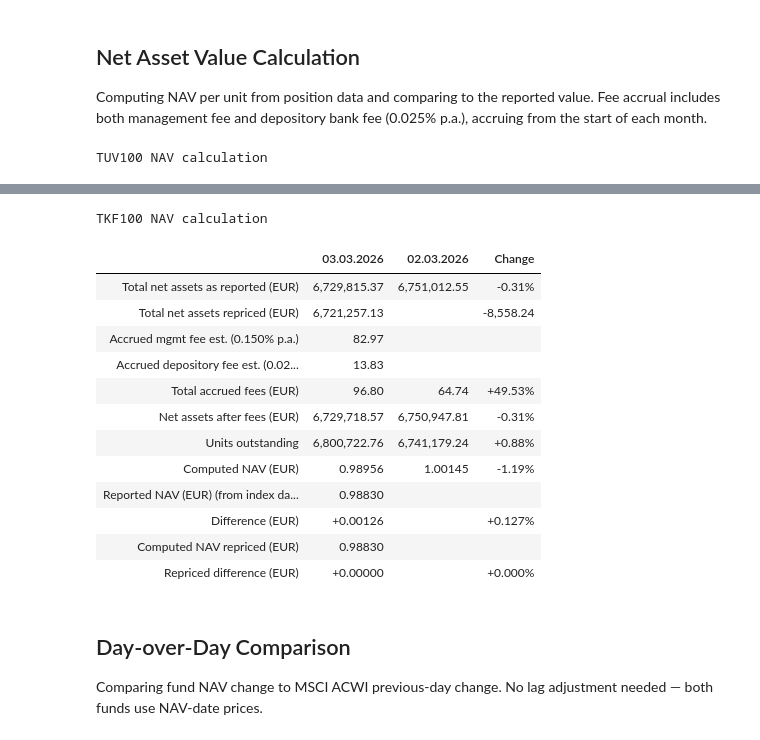
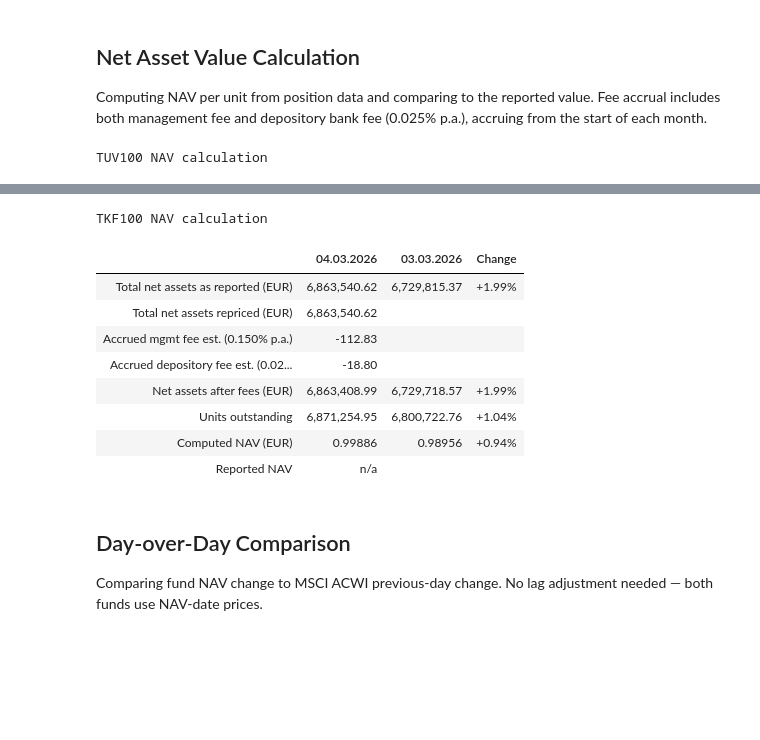
Before and after one commit to TulevaEE/reporting-engine, a Jupyter notebook: reports/adhoc/nav_check_equity.ipynb, the cells around one changed output, grey strips where cells are left out. Saved outputs shown, nothing was run; the diff lists cells and outputs as text; code cells hidden in the pictures; blank space fills up the shorter version.

```diff
--- a/reports/adhoc/nav_check_equity.ipynb
+++ b/reports/adhoc/nav_check_equity.ipynb
@@ -10,7 +10,7 @@ sys.path.insert(0, str(project_root / 'common' / 'scripts'))
 from metabase_client import MetabaseClient
 
 # ── Parameters ──
-NAV_DATE = '2026-03-03'
+NAV_DATE = '2026-03-04'
 DEPOSITORY_FEE_RATE = 0.00025  # 0.025% p.a.
 
 FUNDS = [
@@ -72,25 +72,23 @@ for fund in FUNDS:
     all_fund_units = all_fund_units.sort_values('Request Date', ascending=False)
     fd['units_today'] = all_fund_units[all_fund_units['Request Date'] == NAV_DATE]
 
-    # Index data for this fund's ISIN (used as fallback for reported NAV)
+    # Index data for this fund's ISIN
     isin_key = fund['isin']
     fund_idx = raw_index[raw_index['Key'] == isin_key].copy()
     fund_idx['Date'] = pd.to_datetime(fund_idx['Date'])
     fund_idx = fund_idx.sort_values('Date', ascending=False)
     fd['index_nav_series'] = fund_idx
 
-    # Determine reported NAV for today
+    # Determine reported NAV for today — must match exact date
     if len(fd['units_today']) > 0:
         fd['reported_nav'] = fd['units_today'].iloc[0]['Nav']
         fd['nav_source'] = 'units card'
     else:
-        # Fall back to index data — latest available value
         nav_dt_ts = pd.to_datetime(NAV_DATE)
-        idx_on_date = fund_idx[fund_idx['Date'] <= nav_dt_ts]
+        idx_on_date = fund_idx[fund_idx['Date'] == nav_dt_ts]
         if len(idx_on_date) > 0:
             fd['reported_nav'] = idx_on_date.iloc[0]['Value']
-            fd['reported_nav_date'] = idx_on_date.iloc[0]['Date'].strftime('%Y-%m-%d')
-            fd['nav_source'] = f'index data ({fd["reported_nav_date"]})'
+            fd['nav_source'] = 'index data'
         else:
             fd['reported_nav'] = None
             fd['nav_source'] = 'unavailable'
@@ -494,38 +492,30 @@ for fund in FUNDS:
     code = fund['code']
     fd = fund_data[code]
     nav_components = fd['nav_components']
+    reprice_adj = fd.get('reprice_adj', 0)
     position_units = fd['position_units']
     mgmt_fee_rate = fd['mgmt_fee_rate']
     prev_nav_date = fd['prev_nav_date']
     prev_nav_total = fd['prev_nav_total']
     prev_pos = fd['prev_pos']
-    reprice_adj = fd.get('reprice_adj', 0)
-    has_repricing = abs(reprice_adj) > 0.01
     adjustment = ADJUSTMENTS.get(code, 0)
     reported_nav = fd.get('reported_nav')
     nav_source = fd.get('nav_source', 'unavailable')
 
+    # Always use repriced assets
+    total_assets = nav_components + reprice_adj
+
     nav_dt = datetime.strptime(NAV_DATE, '%Y-%m-%d')
     day_of_month = nav_dt.day
     total_fee_rate = mgmt_fee_rate + DEPOSITORY_FEE_RATE
-    mgmt_accrual = nav_components * mgmt_fee_rate / 365 * day_of_month
-    depo_accrual = nav_components * DEPOSITORY_FEE_RATE / 365 * day_of_month
+    mgmt_accrual = total_assets * mgmt_fee_rate / 365 * day_of_month
+    depo_accrual = total_assets * DEPOSITORY_FEE_RATE / 365 * day_of_month
     total_accrual = mgmt_accrual + depo_accrual
-    nav_after_fees = nav_components - total_accrual + adjustment
+    nav_after_fees = total_assets - total_accrual + adjustment
     computed_nav = nav_after_fees / position_units
 
     nav_diff_eur = (computed_nav - reported_nav) if reported_nav else None
     nav_diff_pct = (nav_diff_eur / reported_nav * 100) if reported_nav else None
-
-    # Repriced computation
-    if has_repricing:
-        repriced_components = nav_components + reprice_adj
-        repriced_mgmt = repriced_components * mgmt_fee_rate / 365 * day_of_month
-        repriced_depo = repriced_components * DEPOSITORY_FEE_RATE / 365 * day_of_month
-        repriced_after_fees = repriced_components - repriced_mgmt - repriced_depo + adjustment
-        repriced_nav = repriced_after_fees / position_units
-        repriced_diff_eur = (repriced_nav - reported_nav) if reported_nav else None
-        repriced_diff_pct = (repriced_diff_eur / reported_nav * 100) if reported_nav else None
 
     # Previous day
     prev_position_units = None
@@ -552,18 +542,17 @@ for fund in FUNDS:
     col_today = fmt_date(NAV_DATE)
     col_prev = fmt_date(prev_nav_date)
 
-    reported_label = 'Total net assets as reported (EUR)' if has_repricing else 'Total net assets (EUR)'
     table_rows = [
-        {'': reported_label, col_today: f'{nav_components:,.2f}', col_prev: f'{prev_nav_total:,.2f}' if prev_nav_total else '', 'Change': pct_change(nav_components, prev_nav_total)},
+        {'': 'Total net assets as reported (EUR)', col_today: f'{nav_components:,.2f}', col_prev: f'{prev_nav_total:,.2f}' if prev_nav_total else '', 'Change': pct_change(nav_components, prev_nav_total)},
     ]
-    if has_repricing:
+    if abs(reprice_adj) > 0.01:
         table_rows.append(
-            {'': 'Total net assets repriced (EUR)', col_today: f'{repriced_components:,.2f}', col_prev: '', 'Change': f'{reprice_adj:+,.2f}'},
+            {'': 'Repricing adjustment (EUR)', col_today: f'{reprice_adj:+,.2f}', col_prev: '', 'Change': ''},
         )
     table_rows += [
-        {'': f'Accrued mgmt fee est. ({mgmt_fee_rate*100:.3f}% p.a.)', col_today: f'{mgmt_accrual:,.2f}', col_prev: '', 'Change': ''},
-        {'': f'Accrued depository fee est. ({DEPOSITORY_FEE_RATE*100:.3f}% p.a.)', col_today: f'{depo_accrual:,.2f}', col_prev: '', 'Change': ''},
-        {'': 'Total accrued fees (EUR)', col_today: f'{total_accrual:,.2f}', col_prev: f'{prev_total_accrual:,.2f}' if prev_total_accrual else '', 'Change': pct_change(total_accrual, prev_total_accrual)},
+        {'': 'Total net assets repriced (EUR)', col_today: f'{total_assets:,.2f}', col_prev: '', 'Change': ''},
+        {'': f'Accrued mgmt fee est. ({mgmt_fee_rate*100:.3f}% p.a.)', col_today: f'{-mgmt_accrual:+,.2f}', col_prev: '', 'Change': ''},
+        {'': f'Accrued depository fee est. ({DEPOSITORY_FEE_RATE*100:.3f}% p.a.)', col_today: f'{-depo_accrual:+,.2f}', col_prev: '', 'Change': ''},
     ]
     if adjustment:
         table_rows.append(
@@ -581,12 +570,7 @@ for fund in FUNDS:
             {'': 'Difference (EUR)', col_today: f'{nav_diff_eur:+.5f}', col_prev: '', 'Change': f'{nav_diff_pct:+.3f}%'},
         ]
     else:
-        table_rows.append({'': 'Reported NAV', col_today: 'not available', col_prev: '', 'Change': ''})
-    if has_repricing and reported_nav:
-        table_rows += [
-            {'': 'Computed NAV repriced (EUR)', col_today: f'{repriced_nav:.5f}', col_prev: '', 'Change': ''},
-            {'': 'Repriced difference (EUR)', col_today: f'{repriced_diff_eur:+.5f}', col_prev: '', 'Change': f'{repriced_diff_pct:+.3f}%'},
-        ]
+        table_rows.append({'': 'Reported NAV', col_today: 'n/a', col_prev: '', 'Change': ''})
 
     table_df = pd.DataFrame(table_rows)
 
@@ -631,17 +613,13 @@ TUV100 NAV calculation
 TKF100 NAV calculation
-|  | 03.03.2026 | 02.03.2026 | Change |
-| Total net assets as reported (EUR) | 6,729,815.37 | 6,751,012.55 | -0.31% |
-| Total net assets repriced (EUR) | 6,721,257.13 |  | -8,558.24 |
-| Accrued mgmt fee est. (0.150% p.a.) | 82.97 |  |  |
-| Accrued depository fee est. (0.02... | 13.83 |  |  |
-| Total accrued fees (EUR) | 96.80 | 64.74 | +49.53% |
-| Net assets after fees (EUR) | 6,729,718.57 | 6,750,947.81 | -0.31% |
-| Units outstanding | 6,800,722.76 | 6,741,179.24 | +0.88% |
-| Computed NAV (EUR) | 0.98956 | 1.00145 | -1.19% |
-| Reported NAV (EUR) (from index da... | 0.98830 |  |  |
-| Difference (EUR) | +0.00126 |  | +0.127% |
-| Computed NAV repriced (EUR) | 0.98830 |  |  |
-| Repriced difference (EUR) | +0.00000 |  | +0.000% |
+|  | 04.03.2026 | 03.03.2026 | Change |
+| Total net assets as reported (EUR) | 6,863,540.62 | 6,729,815.37 | +1.99% |
+| Total net assets repriced (EUR) | 6,863,540.62 |  |  |
+| Accrued mgmt fee est. (0.150% p.a.) | -112.83 |  |  |
+| Accrued depository fee est. (0.02... | -18.80 |  |  |
+| Net assets after fees (EUR) | 6,863,408.99 | 6,729,718.57 | +1.99% |
+| Units outstanding | 6,871,254.95 | 6,800,722.76 | +1.04% |
+| Computed NAV (EUR) | 0.99886 | 0.98956 | +0.94% |
+| Reported NAV | n/a |  |  |
 # %% [markdown]
 ## Day-over-Day Comparison
 
```
Also changed, not shown: parts of 6 cells of this notebook, 1 other file.
